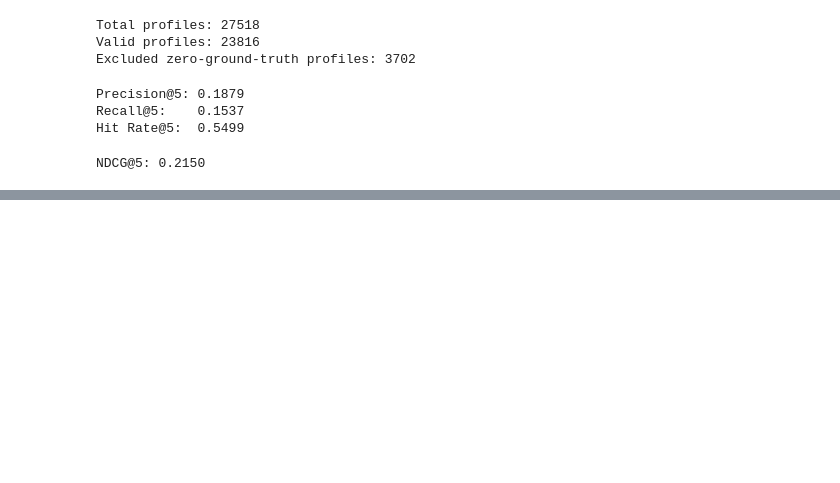
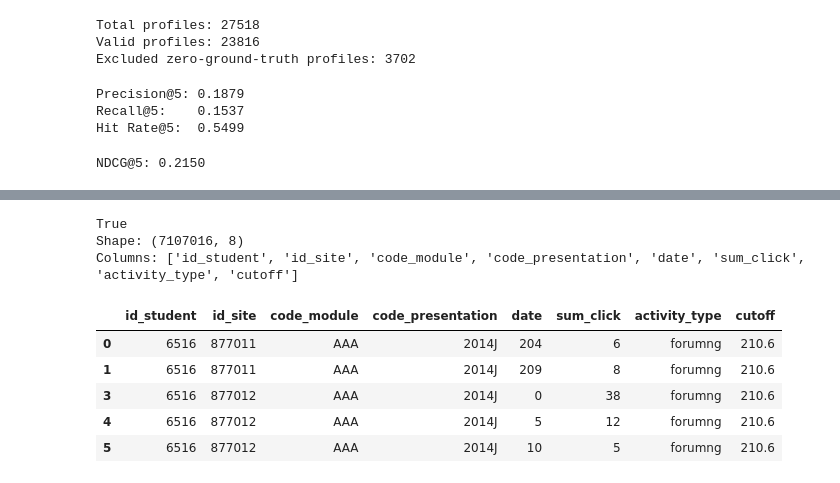
Before and after one commit to Avinashkrmandalgithub/PersonalizedLearningSystem, a Jupyter notebook: notebooks/01_data_exploration.ipynb, the cells around one changed output, grey strips where cells are left out. Saved outputs shown, nothing was run; the diff lists cells and outputs as text; code cells hidden in the pictures; blank space fills up the shorter version.

```diff
--- a/notebooks/01_data_exploration.ipynb
+++ b/notebooks/01_data_exploration.ipynb
@@ -2711,0 +2933,17 @@ NDCG@5: 0.2150
+# %%
+print("history_interactions" in globals())
+
+if "history_interactions" in globals():
+    print("Shape:", history_interactions.shape)
+    print("Columns:", history_interactions.columns.tolist())
+    display(history_interactions.head())
+# %% [output]
+True
+Shape: (7107016, 8)
+Columns: ['id_student', 'id_site', 'code_module', 'code_presentation', 'date', 'sum_click', 'activity_type', 'cutoff']
+|  | id_student | id_site | code_module | code_presentation | date | sum_click | activity_type | cutoff |
+| 0 | 6516 | 877011 | AAA | 2014J | 204 | 6 | forumng | 210.6 |
+| 1 | 6516 | 877011 | AAA | 2014J | 209 | 8 | forumng | 210.6 |
+| 3 | 6516 | 877012 | AAA | 2014J | 0 | 38 | forumng | 210.6 |
+| 4 | 6516 | 877012 | AAA | 2014J | 5 | 12 | forumng | 210.6 |
+| 5 | 6516 | 877012 | AAA | 2014J | 10 | 5 | forumng | 210.6 |
```
Also changed, not shown: parts of 47 cells of this notebook, 18 other files.
